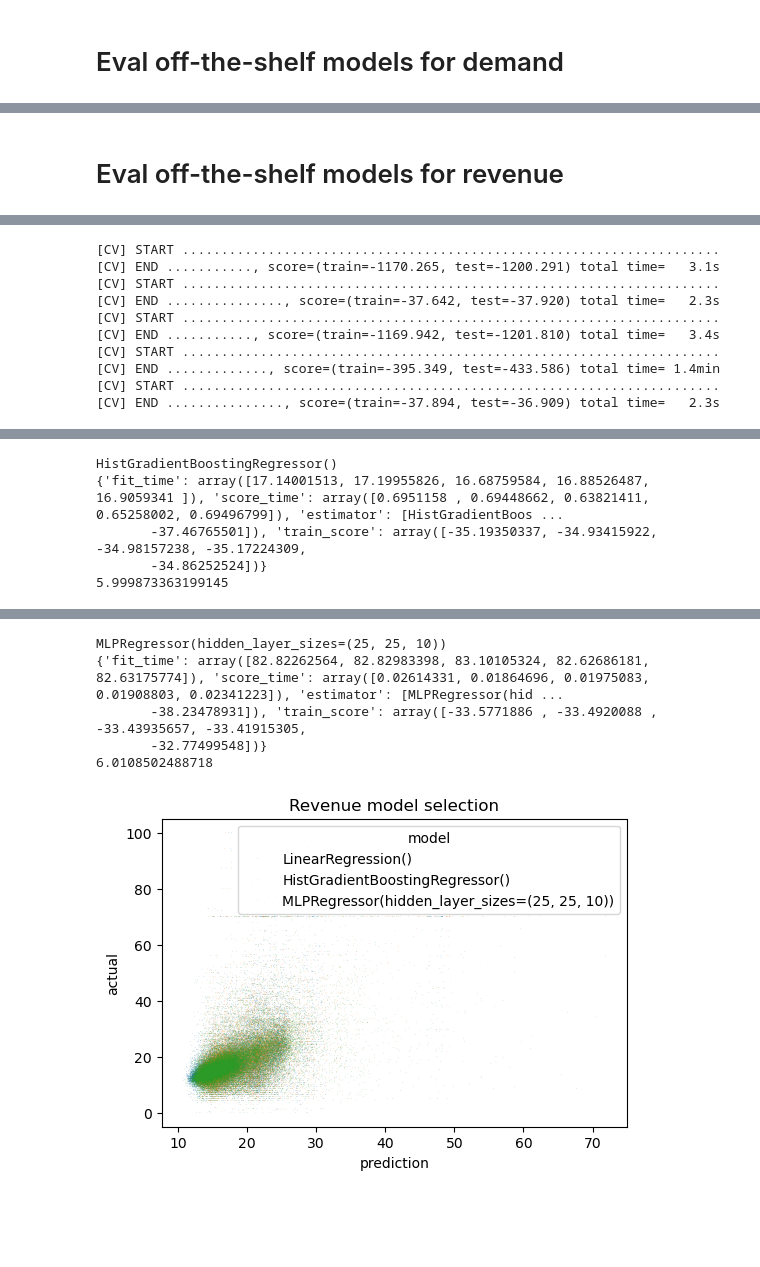
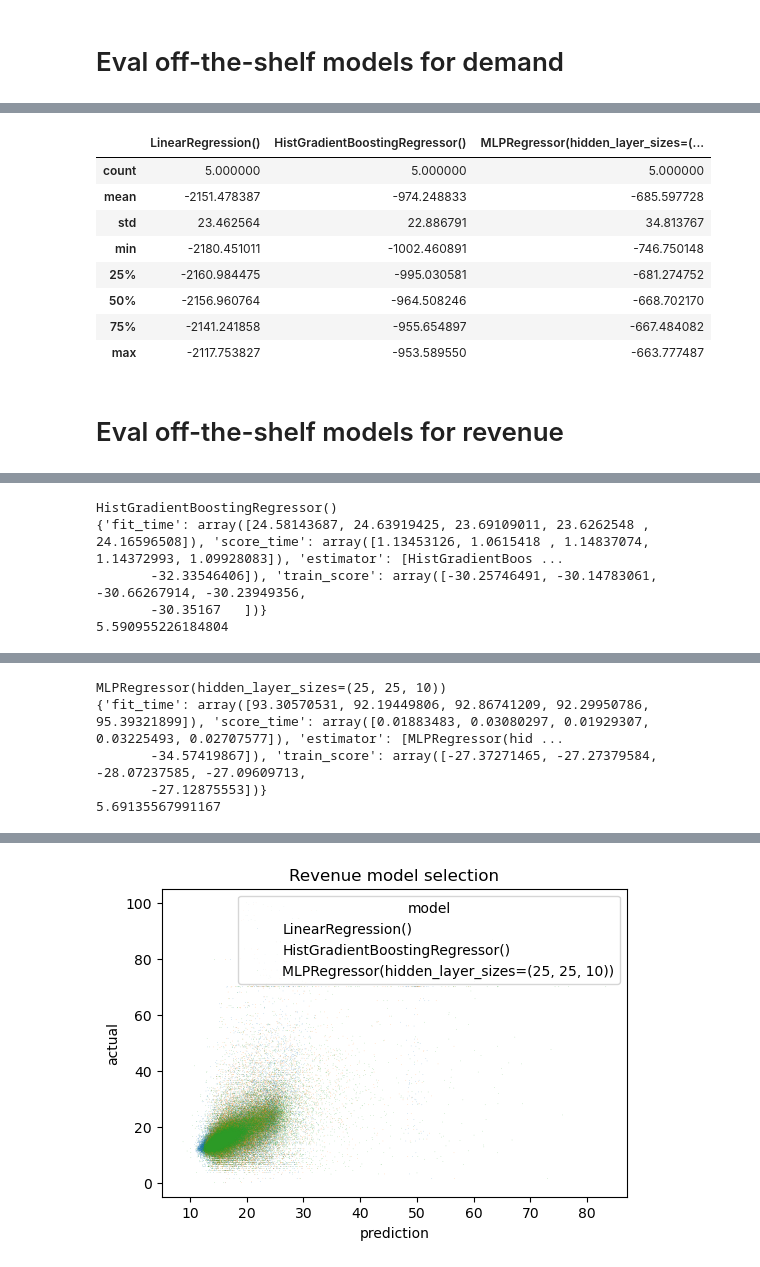
Before and after one commit to sarfaraz79/driver-scheduling, a Jupyter notebook: final/03_models.ipynb, the cells around one changed output, grey strips where cells are left out. Drawn from its saved outputs; the diff is of its cells as text; code cells hidden in the pictures; blank space fills up the shorter version.

```diff
--- a/final/03_models.ipynb
+++ b/final/03_models.ipynb
@@ -336,6 +411,9 @@ rides_train = load_clean("train_*")
 class Eval:
     def __init__(self, xy):
         self.X, self.y = xy
+        self.X = sk.clone(full_pipeline).fit_transform(
+            self.X.toarray() if hasattr(self.X, "toarray") else self.X,
+        )
 
         [(self.train_idx, self.valid_idx)] = sk.model_selection.ShuffleSplit(
             n_splits=1,
@@ -346,10 +424,11 @@ class Eval:
             y=self.y,
         )
 
+
     def eval(self, m):
         xv = sk.model_selection.cross_validate(
             m,
-            self.X[self.train_idx].toarray(),
+            self.X[self.train_idx],
             self.y[self.train_idx],
             cv=5,
             scoring="neg_mean_squared_error",
@@ -365,8 +444,8 @@ class Eval:
 
         best = xv["estimator"][np.argmin(xv["test_score"])]
 
-        return pd.DataFrame(dict(
-            pred = best.predict(self.X[self.valid_idx].toarray()),
+        return xv, str(best), pd.DataFrame(dict(
+            pred = best.predict(self.X[self.valid_idx]),
             actual = self.y[self.valid_idx],
             model = str(best),
         ))
@@ -436 +520,13 @@ MLPRegressor(hidden_layer_sizes=(25, 25, 10))
+# %%
+pd.DataFrame({ x[1] : x[0]["test_score"] for x in results }).describe()
+# %% [output]
+|  | LinearRegression() | HistGradientBoostingRegressor() | MLPRegressor(hidden_layer_sizes=(... |
+| count | 5.000000 | 5.000000 | 5.000000 |
+| mean | -2151.478387 | -974.248833 | -685.597728 |
+| std | 23.462564 | 22.886791 | 34.813767 |
+| min | -2180.451011 | -1002.460891 | -746.750148 |
+| 25% | -2160.984475 | -995.030581 | -681.274752 |
+| 50% | -2156.960764 | -964.508246 | -668.702170 |
+| 75% | -2141.241858 | -955.654897 | -667.484082 |
+| max | -2117.753827 | -953.589550 | -663.777487 |
 # %% [markdown]
@@ -438,25 +533,21 @@ MLPRegressor(hidden_layer_sizes=(25, 25, 10))
 # Eval off-the-shelf models for revenue
 # %%
 revenue_eval = Eval(
-    build_xy(rides_train, "cur_fare_amount_mean", revenue_lags, is_test=False),
+    build_xy(rides_train, "cur_fare_amount_mean", revenue_lags),
 )
-
-results = pd.concat(
-    (
-        revenue_eval.eval(m)
-        for m in [
-            sk.linear_model.LinearRegression(),
-            sk.ensemble.HistGradientBoostingRegressor(),
-            sk.neural_network.MLPRegressor(hidden_layer_sizes=(25, 25, 10)),
-        ]
-    ),
-    ignore_index=True,
-)
+results = [
+    revenue_eval.eval(m)
+    for m in [
+        sk.linear_model.LinearRegression(),
+        sk.ensemble.HistGradientBoostingRegressor(),
+        sk.neural_network.MLPRegressor(hidden_layer_sizes=(25, 25, 10)),
+    ]
+]
 
 with oneplot() as ax:
     sns.scatterplot(
         ax=ax,
-        data=results,
+        data=pd.concat([x[2] for x in results], ignore_index=True),
         x="pred",
         y="actual",
         hue="model",
@@ -491,10 +575,5 @@ LinearRegression()
-[CV] START .....................................................................
-[CV] END ..........., score=(train=-1170.265, test=-1200.291) total time=   3.1s
-[CV] START .....................................................................
-[CV] END ..............., score=(train=-37.642, test=-37.920) total time=   2.3s
-[CV] START .....................................................................
-[CV] END ..........., score=(train=-1169.942, test=-1201.810) total time=   3.4s
-[CV] START .....................................................................
-[CV] END ............., score=(train=-395.349, test=-433.586) total time= 1.4min
-[CV] START .....................................................................
-[CV] END ..............., score=(train=-37.894, test=-36.909) total time=   2.3s
+HistGradientBoostingRegressor()
+{'fit_time': array([24.58143687, 24.63919425, 23.69109011, 23.6262548 , 24.16596508]), 'score_time': array([1.13453126, 1.0615418 , 1.14837074, 1.14372993, 1.09928083]), 'estimator': [HistGradientBoos ...
+       -32.33546406]), 'train_score': array([-30.25746491, -30.14783061, -30.66267914, -30.23949356,
+       -30.35167   ])}
+5.590955226184804
@@ -504,5 +584,5 @@ LinearRegression()
-HistGradientBoostingRegressor()
-{'fit_time': array([17.14001513, 17.19955826, 16.68759584, 16.88526487, 16.9059341 ]), 'score_time': array([0.6951158 , 0.69448662, 0.63821411, 0.65258002, 0.69496799]), 'estimator': [HistGradientBoos ...
-       -37.46765501]), 'train_score': array([-35.19350337, -34.93415922, -34.98157238, -35.17224309,
-       -34.86252524])}
-5.999873363199145
+MLPRegressor(hidden_layer_sizes=(25, 25, 10))
+{'fit_time': array([93.30570531, 92.19449806, 92.86741209, 92.29950786, 95.39321899]), 'score_time': array([0.01883483, 0.03080297, 0.01929307, 0.03225493, 0.02707577]), 'estimator': [MLPRegressor(hid ...
+       -34.57419867]), 'train_score': array([-27.37271465, -27.27379584, -28.07237585, -27.09609713,
+       -27.12875553])}
+5.69135567991167
@@ -513,6 +589 @@ HistGradientBoostingRegressor()
-MLPRegressor(hidden_layer_sizes=(25, 25, 10))
-{'fit_time': array([82.82262564, 82.82983398, 83.10105324, 82.62686181, 82.63175774]), 'score_time': array([0.02614331, 0.01864696, 0.01975083, 0.01908803, 0.02341223]), 'estimator': [MLPRegressor(hid ...
-       -38.23478931]), 'train_score': array([-33.5771886 , -33.4920088 , -33.43935657, -33.41915305,
-       -32.77499548])}
-6.0108502488718
-[figure, old version]
+[figure, new version]
```
Also changed, not shown: parts of 9 cells of this notebook, 12 other files.
